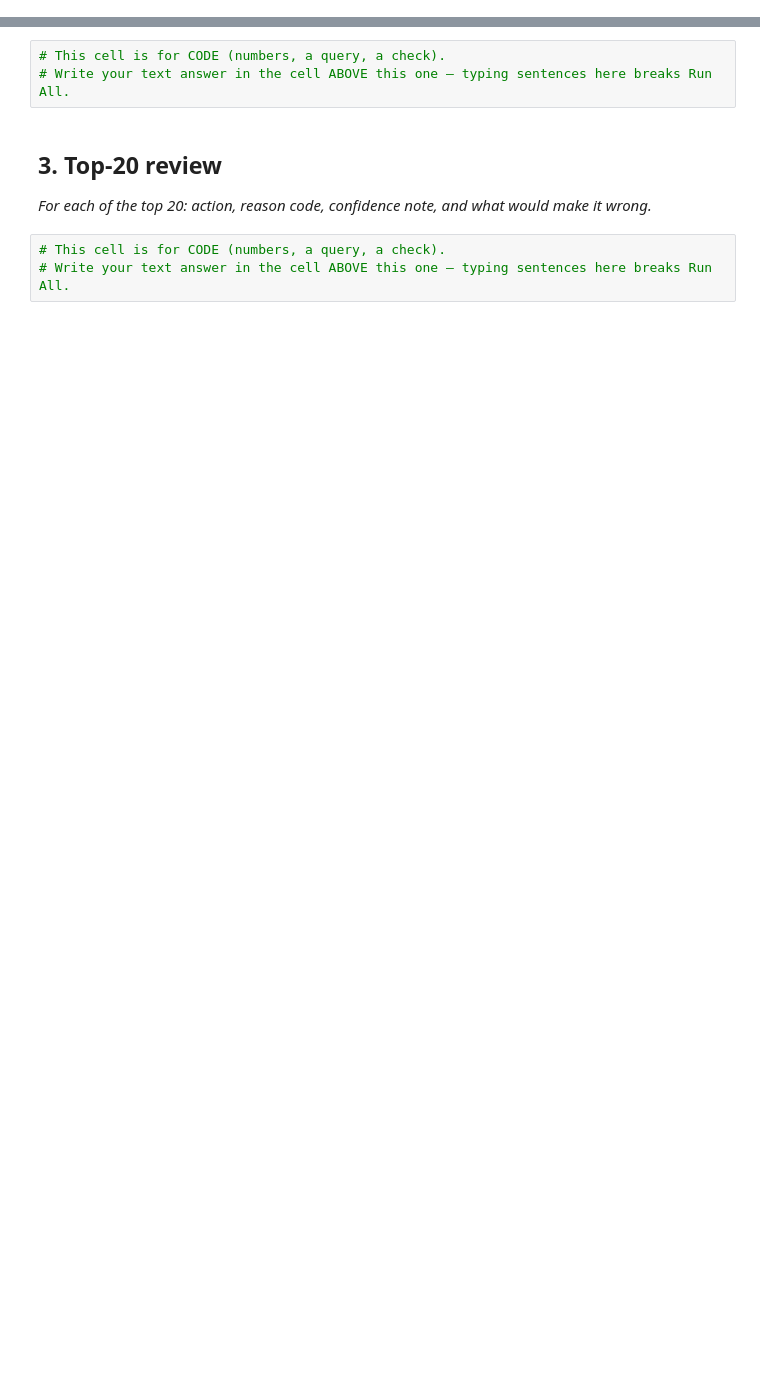
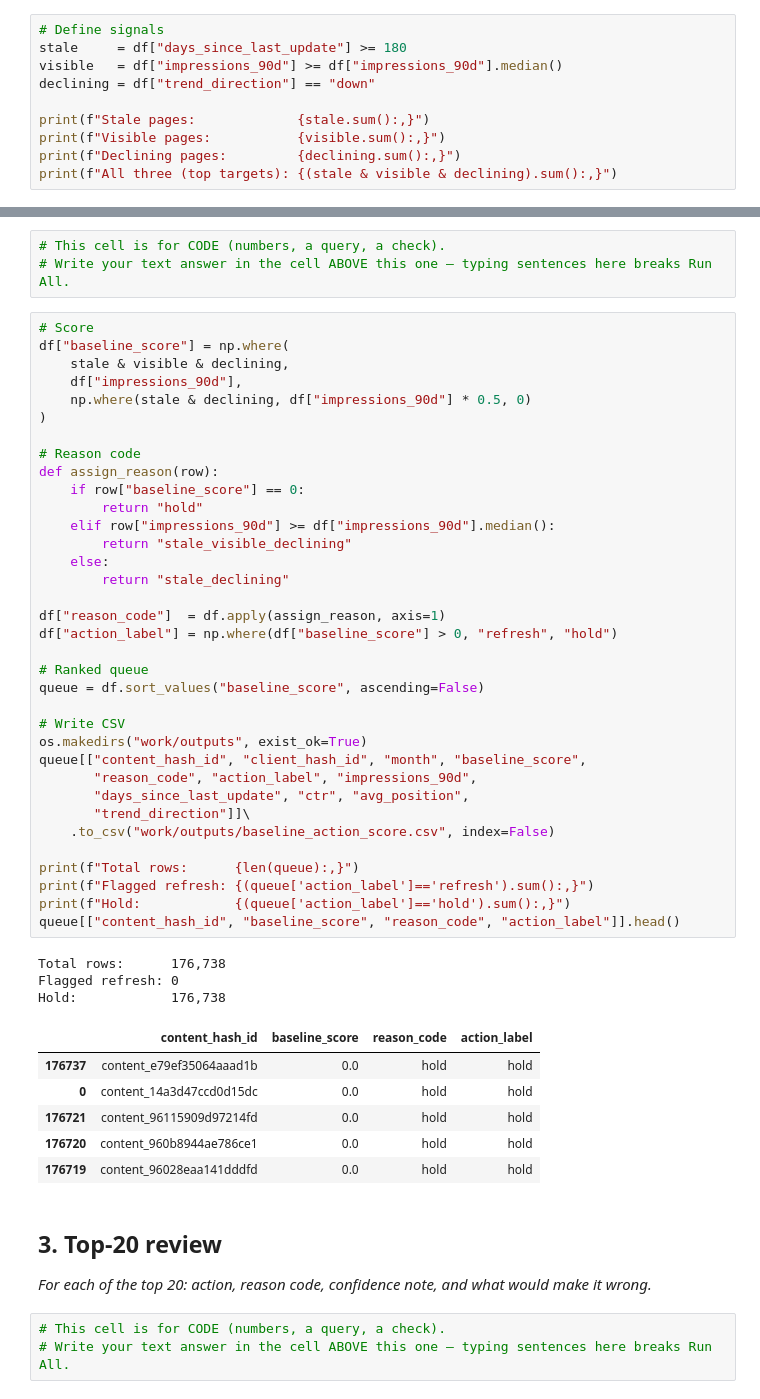
Before and after one commit to Kaneriah43/Flyrank_Ml_Internship, a Jupyter notebook: work/notebooks/w04_baseline_score.ipynb, the cells around one changed output, grey strips where cells are left out. Cells and saved outputs as stored; diff of their text form; blank space fills up the shorter version.

```diff
--- a/work/notebooks/w04_baseline_score.ipynb
+++ b/work/notebooks/w04_baseline_score.ipynb
@@ -15,0 +122,10 @@ This skeleton is yours to fill. Work the sections **in order** — each one has
+# %%
+# Define signals
+stale     = df["days_since_last_update"] >= 180
+visible   = df["impressions_90d"] >= df["impressions_90d"].median()
+declining = df["trend_direction"] == "down"
+
+print(f"Stale pages:             {stale.sum():,}")
+print(f"Visible pages:           {visible.sum():,}")
+print(f"Declining pages:         {declining.sum():,}")
+print(f"All three (top targets): {(stale & visible & declining).sum():,}")
@@ -20,6 +143,51 @@ This skeleton is yours to fill. Work the sections **in order** — each one has
 # %%
 # This cell is for CODE (numbers, a query, a check).
 # Write your text answer in the cell ABOVE this one — typing sentences here breaks Run All.
+# %%
+# Score
+df["baseline_score"] = np.where(
+    stale & visible & declining,
+    df["impressions_90d"],
+    np.where(stale & declining, df["impressions_90d"] * 0.5, 0)
+)
+
+# Reason code
+def assign_reason(row):
+    if row["baseline_score"] == 0:
+        return "hold"
+    elif row["impressions_90d"] >= df["impressions_90d"].median():
+        return "stale_visible_declining"
+    else:
+        return "stale_declining"
+
+df["reason_code"]  = df.apply(assign_reason, axis=1)
+df["action_label"] = np.where(df["baseline_score"] > 0, "refresh", "hold")
+
+# Ranked queue
+queue = df.sort_values("baseline_score", ascending=False)
+
+# Write CSV
+os.makedirs("work/outputs", exist_ok=True)
+queue[["content_hash_id", "client_hash_id", "month", "baseline_score",
+       "reason_code", "action_label", "impressions_90d",
+       "days_since_last_update", "ctr", "avg_position",
+       "trend_direction"]]\
+    .to_csv("work/outputs/baseline_action_score.csv", index=False)
+
+print(f"Total rows:      {len(queue):,}")
+print(f"Flagged refresh: {(queue['action_label']=='refresh').sum():,}")
+print(f"Hold:            {(queue['action_label']=='hold').sum():,}")
+queue[["content_hash_id", "baseline_score", "reason_code", "action_label"]].head()
+# %% [output]
+Total rows:      176,738
+Flagged refresh: 0
+Hold:            176,738
+|  | content_hash_id | baseline_score | reason_code | action_label |
+| 176737 | content_e79ef35064aaad1b | 0.0 | hold | hold |
+| 0 | content_14a3d47ccd0d15dc | 0.0 | hold | hold |
+| 176721 | content_96115909d97214fd | 0.0 | hold | hold |
+| 176720 | content_960b8944ae786ce1 | 0.0 | hold | hold |
+| 176719 | content_96028eaa141dddfd | 0.0 | hold | hold |
 # %% [markdown]
 ## 3. Top-20 review
 
```
Also changed, not shown: parts of 13 cells of this notebook.
